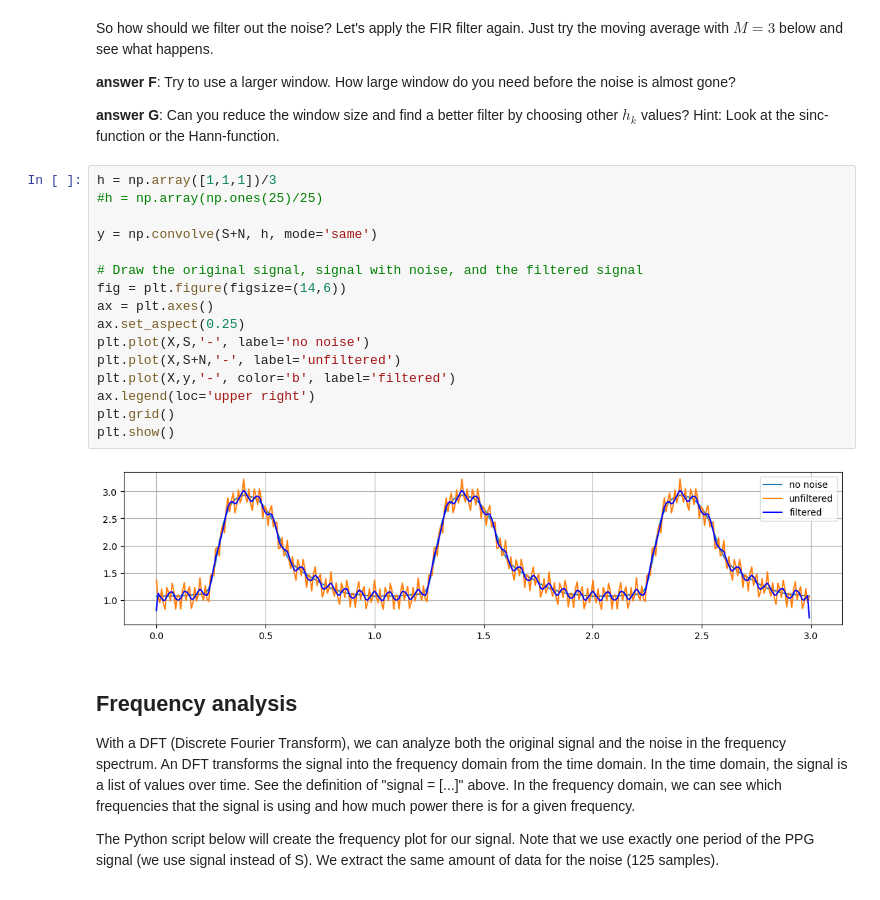
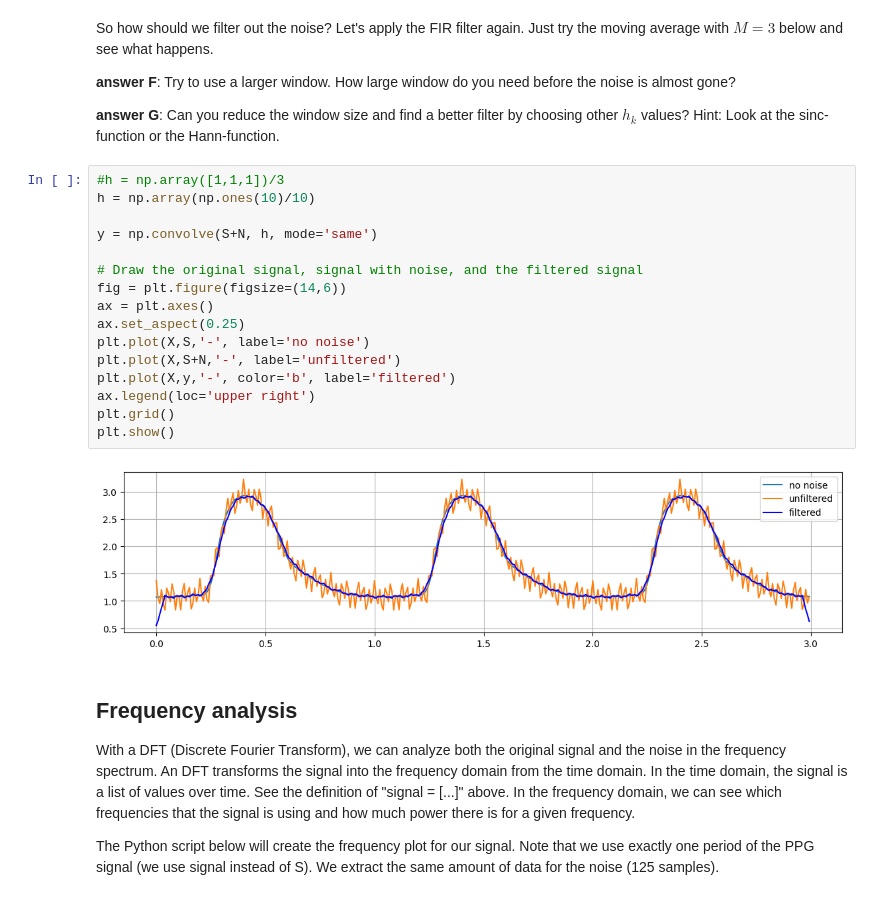
Before and after one commit to katrineristo-tech/katrine-repo, a Jupyter notebook: LPFilter.ipynb, the cells around one changed output. Cells and saved outputs as stored; diff of their text form.

```diff
--- a/LPFilter.ipynb
+++ b/LPFilter.ipynb
@@ -211,23 +211,23 @@ So how should we filter out the noise? Let's apply the FIR filter again. Just tr
 
 **answer G**: Can you reduce the window size and find a better filter by choosing other $h_k$ values? Hint: Look at the sinc-function or the Hann-function.
 # %%
-h = np.array([1,1,1])/3
-#h = np.array(np.ones(25)/25)
+#h = np.array([1,1,1])/3
+h = np.array(np.ones(10)/10)
 
 y = np.convolve(S+N, h, mode='same')
 
 # Draw the original signal, signal with noise, and the filtered signal
 fig = plt.figure(figsize=(14,6))
 ax = plt.axes()
 ax.set_aspect(0.25)
 plt.plot(X,S,'-', label='no noise')
 plt.plot(X,S+N,'-', label='unfiltered')
 plt.plot(X,y,'-', color='b', label='filtered')
 ax.legend(loc='upper right')
 plt.grid()
 plt.show()
 # %% [output]
-[figure, old version]
+[figure, new version]
 # %% [markdown]
 ## Frequency analysis
 
```
Also changed, not shown: parts of 2 cells of this notebook.
